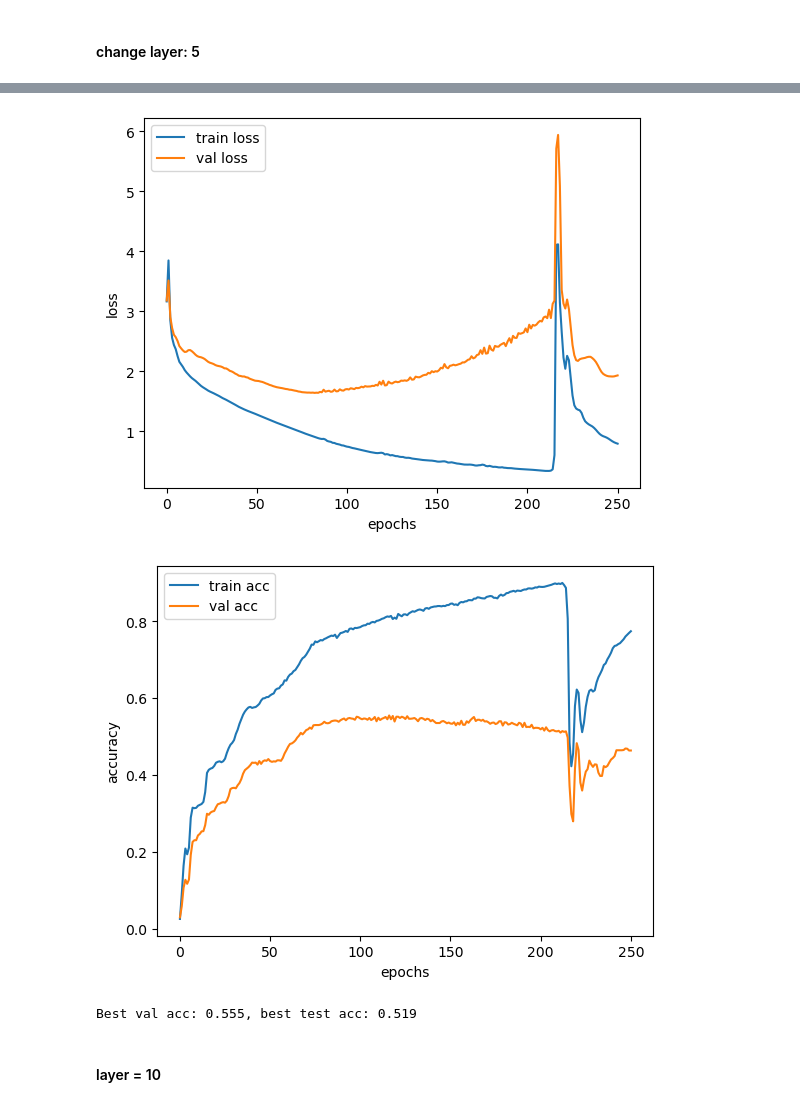
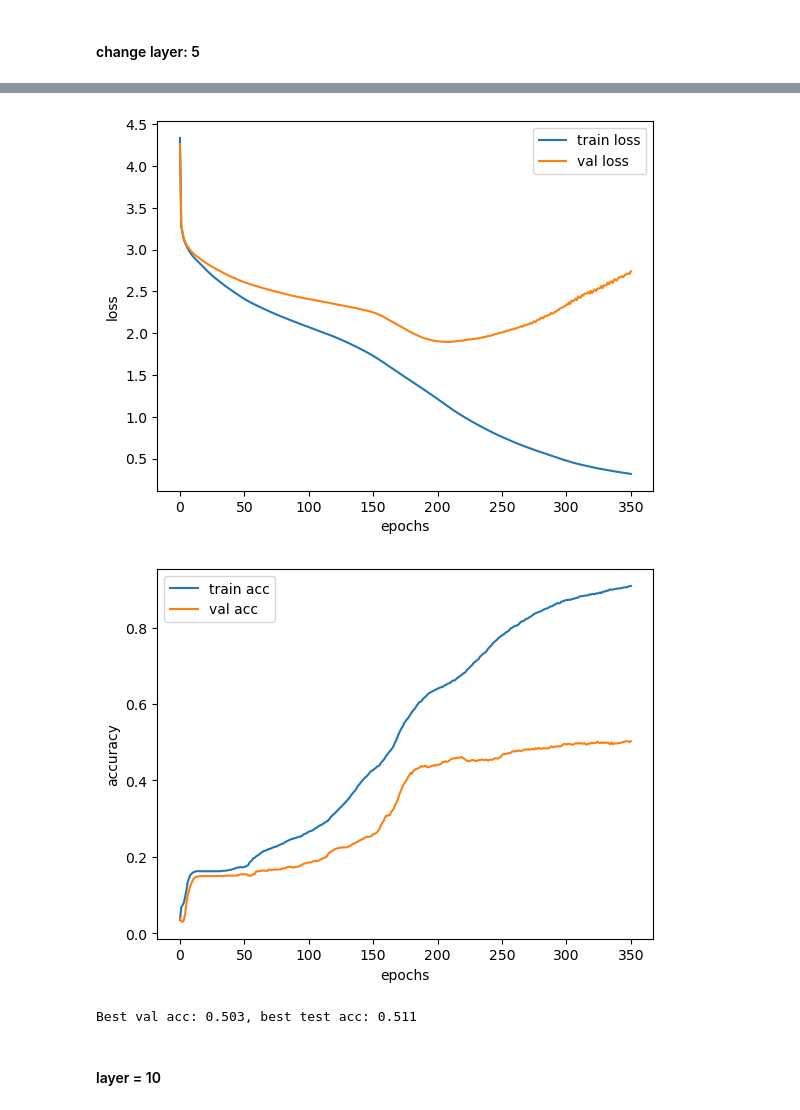
Before and after one commit to darkway-s/Graph_lasftm_asia, a Jupyter notebook: exp3.ipynb, the cells around one changed output, grey strips where cells are left out. Drawn from its saved outputs; the diff is of its cells as text; code cells hidden in the pictures.

```diff
--- a/exp3.ipynb
+++ b/exp3.ipynb
@@ -331,5 +331,5 @@ Best val acc: 0.684, best test acc: 0.662
 #### change layer: 5
 # %%
 
-GNN5_in_embeddings = train_in_wrapper(GNN5, feat, hidden_dim, num_classes,train_graph, val_graph, test_graph, epochs=500)
+GNN5_in_embeddings = train_in_wrapper(GNN5, feat, hidden_dim, num_classes,train_graph, val_graph, test_graph, epochs=500, learning_rate=1e-3)
 # %% [output]
@@ -343,6 +345,6 @@ Early stopping at epoch 250
-[figure, old version]
+[figure, new version]
-[figure, old version]
+[figure, new version]
-Best val acc: 0.555, best test acc: 0.519
+Best val acc: 0.503, best test acc: 0.511
 # %% [markdown]
 #### layer = 10
 # %%
```
Also changed, not shown: parts of 2 cells of this notebook.
